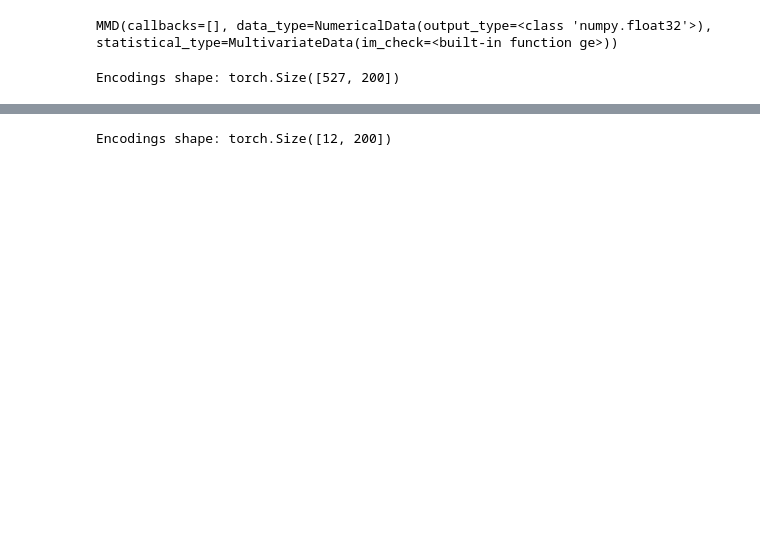
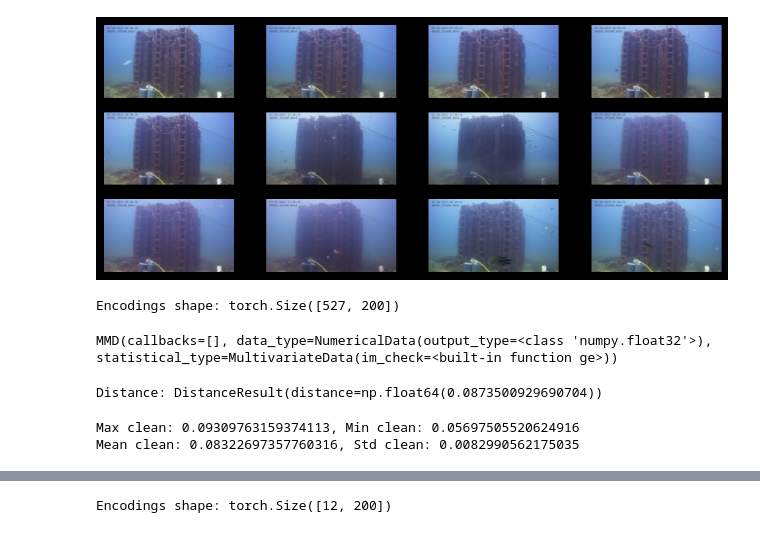
Before and after one commit to ai4os-hub/obsea-fish-detection, a Jupyter notebook: notebooks/detector.ipynb, the cells around one changed output, grey strips where cells are left out. Drawn from its saved outputs; the diff is of its cells as text; code cells hidden in the pictures; blank space fills up the shorter version.

Commit message:
feat: implement new data visualization for drift analysis notebook

```diff
--- a/notebooks/detector.ipynb
+++ b/notebooks/detector.ipynb
@@ -1,18 +1,59 @@
 # %%
 from functools import partial
 
+import matplotlib.pyplot as plt
 import numpy as np
 import torch
 from frouros.detectors.data_drift import MMDStreaming
 from frouros.utils.kernels import rbf_kernel
+
+import obsea
+
+obsea.config.device = "cpu"
-# %%
-detector = MMDStreaming(window_size=10, kernel=partial(rbf_kernel, sigma=0.5))
-detector
-# %% [output]
-MMD(callbacks=[], data_type=NumericalData(output_type=<class 'numpy.float32'>), statistical_type=MultivariateData(im_check=<built-in function ge>))
+# %%
+settings = obsea.utils.load_config("v3.1")
+images_parent = obsea.datasets.images_path("v3.1")
+transform = obsea.datasets.get_transform(settings["transform"])
+# %%
+in_channels = settings["image"]["n_channels"]
+image_names = settings["camera_state"]["clean"]
+image_paths = [images_parent / name for name in image_names]
+# %%
+dataset = obsea.datasets.ImageDataset(image_paths, transform=transform)
+fig, axes = plt.subplots(3, 4, figsize=(10, 4))
+for image, ax in zip(dataset, axes.flatten()):
+    img = image.permute(1, 2, 0).detach().numpy()
+    ax.imshow(img, cmap="gray")
+    ax.axis("off")
+# %% [output]
+[figure, added]
 # %%
 with open("encoded/v3.1_autoencoder_clean.pt", "rb") as f:
     encodings_clean = torch.load(f).to("cpu")
 print(f"Encodings shape: {encodings_clean.shape}")
 # %% [output]
 Encodings shape: torch.Size([527, 200])
+# %%
+detector = MMDStreaming(window_size=12, kernel=partial(rbf_kernel, sigma=0.30))
+detector
+# %% [output]
+MMD(callbacks=[], data_type=NumericalData(output_type=<class 'numpy.float32'>), statistical_type=MultivariateData(im_check=<built-in function ge>))
+# %%
+_ = detector.fit(encodings_clean.numpy())
+# Warm up the detector
+for sample in encodings_clean[: detector.window_size]:
+    distance, _ = detector.update(sample.numpy())
+    if distance is not None:
+        print(f"Distance: {distance}")
+# %% [output]
+Distance: DistanceResult(distance=np.float64(0.0873500929690704))
+# %%
+distances_clean = [detector.update(sample.cpu().numpy())[0] for sample in encodings_clean[:24]]
+distances_clean = np.array(distances_clean)
+max, min = distances_clean.max(), distances_clean.min()
+print(f"Max clean: {max}, Min clean: {min}")
+mean, std = distances_clean.mean(), distances_clean.std()
+print(f"Mean clean: {mean}, Std clean: {std}")
+# %% [output]
+Max clean: 0.09309763159374113, Min clean: 0.05697505520624916
+Mean clean: 0.08322697357760316, Std clean: 0.0082990562175035
```
Also changed, not shown: parts of 5 cells of this notebook.
